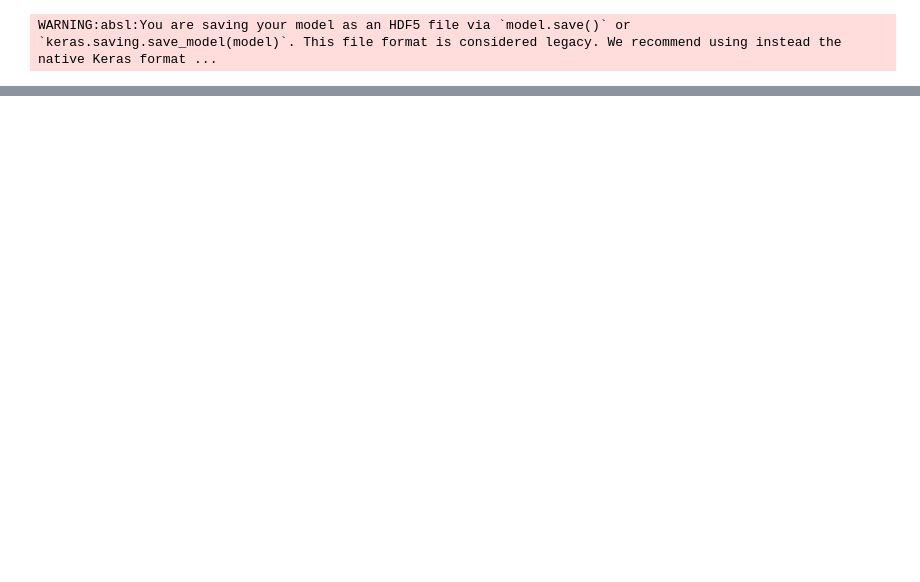
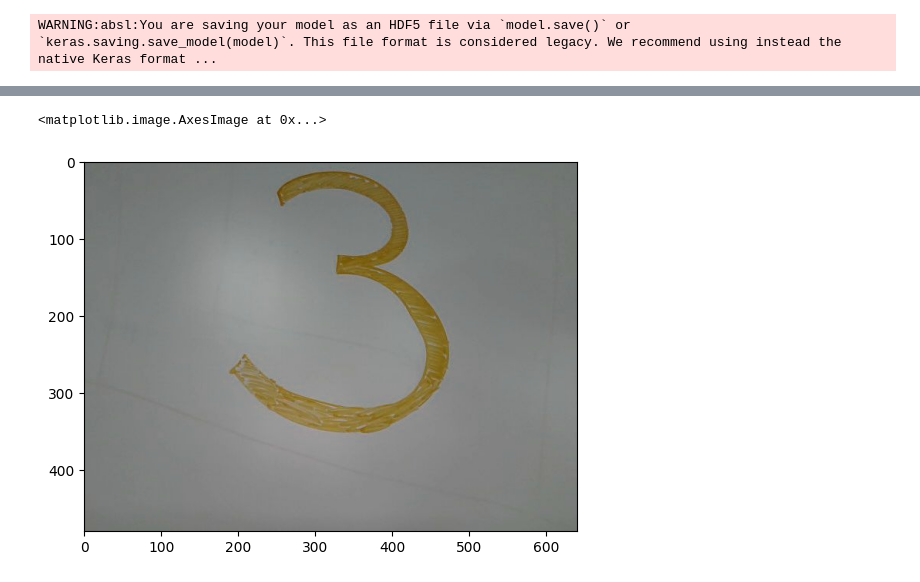
Before and after one commit to hectorcamachoz/TallerRedesNeuronales, a Jupyter notebook: TallerRedesNeuronales.ipynb, the cells around one changed output, grey strips where cells are left out. Cells and saved outputs as stored; diff of their text form; code cells hidden in the pictures; blank space fills up the shorter version.

```diff
--- a/TallerRedesNeuronales.ipynb
+++ b/TallerRedesNeuronales.ipynb
@@ -201,0 +258,6 @@ WARNING:absl:You are saving your model as an HDF5 file via `model.save()` or `ke
+# %%
+show_image = cv2.imread("photo.jpg")
+plt.imshow(show_image)
+# %% [output]
+<matplotlib.image.AxesImage at 0x...>
+[figure, added]
```
Also changed, not shown: parts of 8 cells of this notebook.
